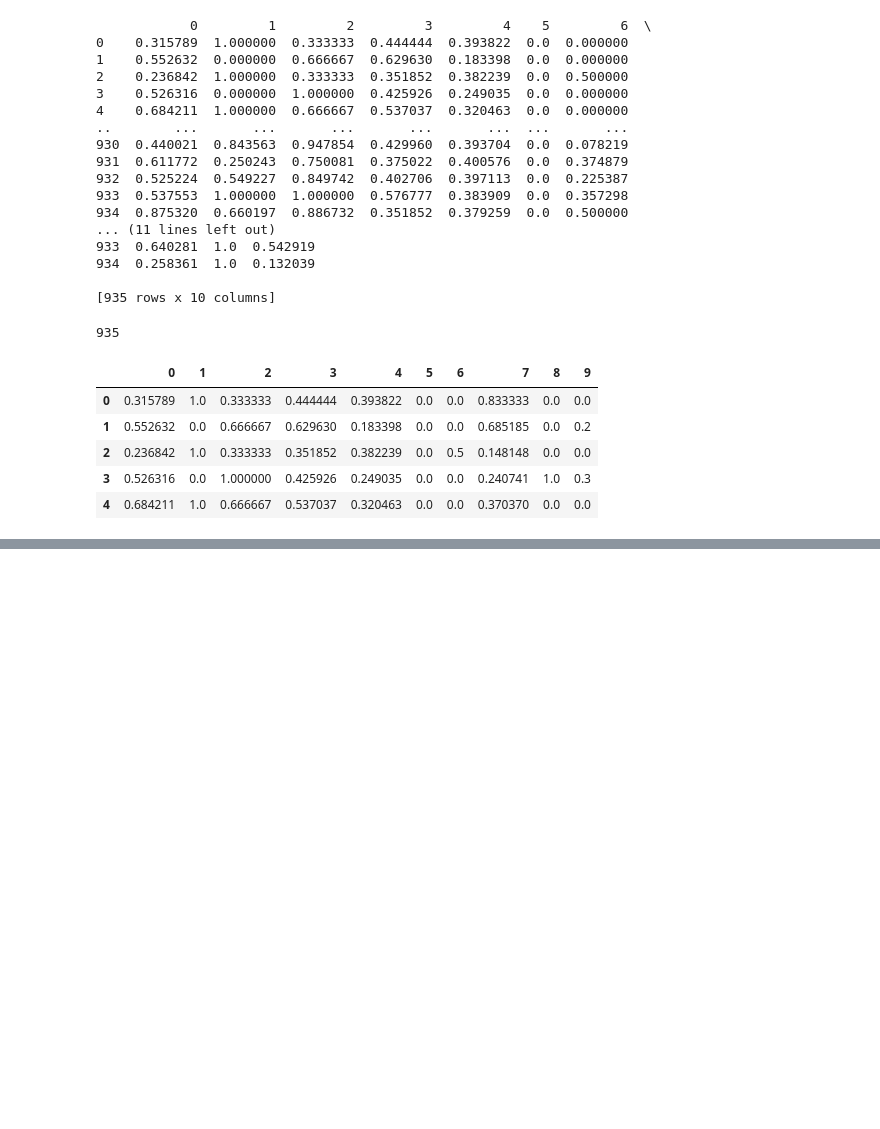
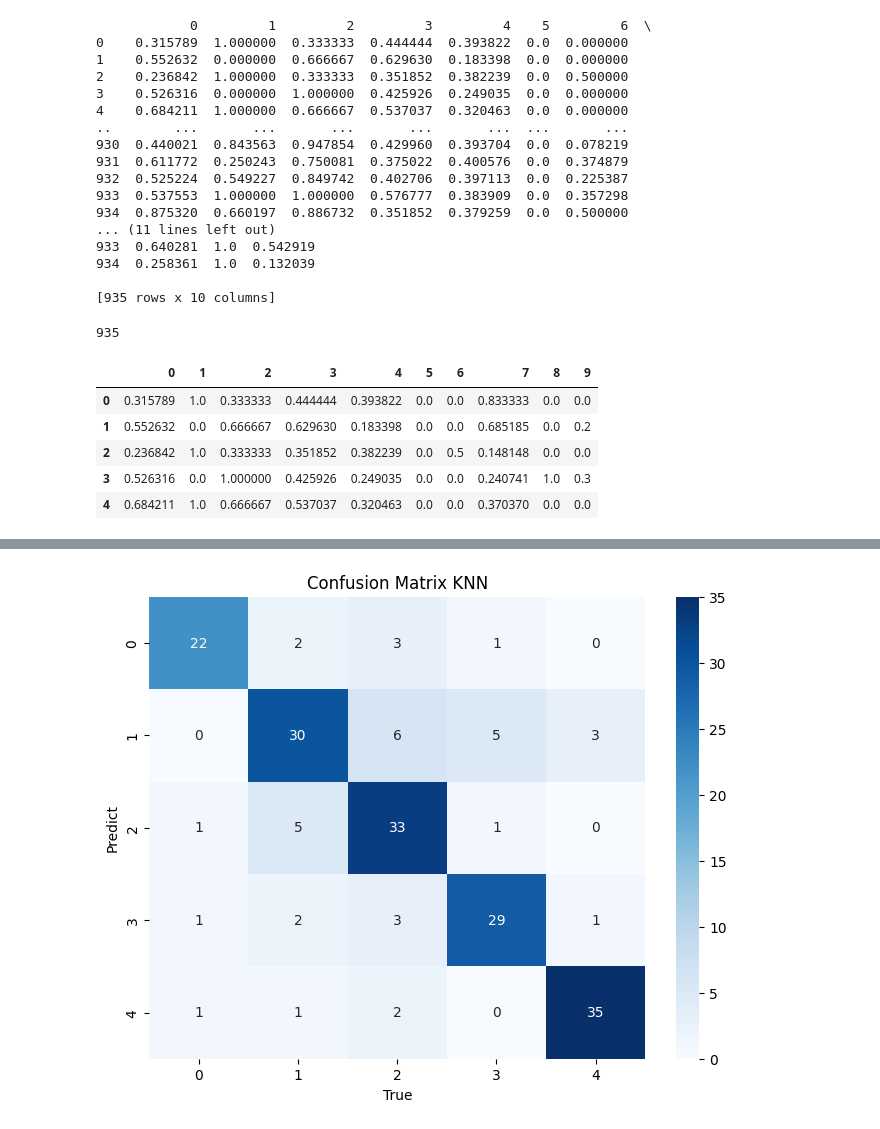
Before and after one commit to drchmsyh/BENGKOD-CAPSTONE-DS, a Jupyter notebook: bengkod_capstone.ipynb, the cells around one changed output, grey strips where cells are left out. Cells and saved outputs as stored; diff of their text form; code cells hidden in the pictures; blank space fills up the shorter version.

```diff
--- a/bengkod_capstone.ipynb
+++ b/bengkod_capstone.ipynb
@@ -428,6 +420,12 @@ knn, rf, dt = trainModel(X_train, y_train)
 # %%
 # KNN MODELLING
 print("KNN Model:")
-reportModel(knn, X_test, y_test)
+knn_pred = predictModel(knn, X_test)
+metrics_knn = evaluateModel(y_test, knn_pred)
+accuracy_knn = metrics_knn['accuracy']
+print("Accuracy Score KNN:", accuracy_knn)
+
+reportModel(knn_pred, y_test)
+print(f"Evaluate KNN : {metrics_knn}")
 # %% [output]
 KNN Model:
@@ -490,0 +525,12 @@ Evaluate KNN : {'accuracy': 0.743, 'recall': np.float64(0.743), 'F1 score': np.f
+# %%
+# nilai confusion matrix untuk model KNN
+cm = confusion_matrix(y_test, knn_pred)
+
+plt.figure(figsize=(8, 6))
+sns.heatmap(cm, annot=True, fmt="d", cmap="Blues")
+plt.title('Confusion Matrix KNN')
+plt.xlabel('True')
+plt.ylabel('Predict')
+plt.show()
+# %% [output]
+[figure, added]
```
Also changed, not shown: parts of 9 cells of this notebook.
